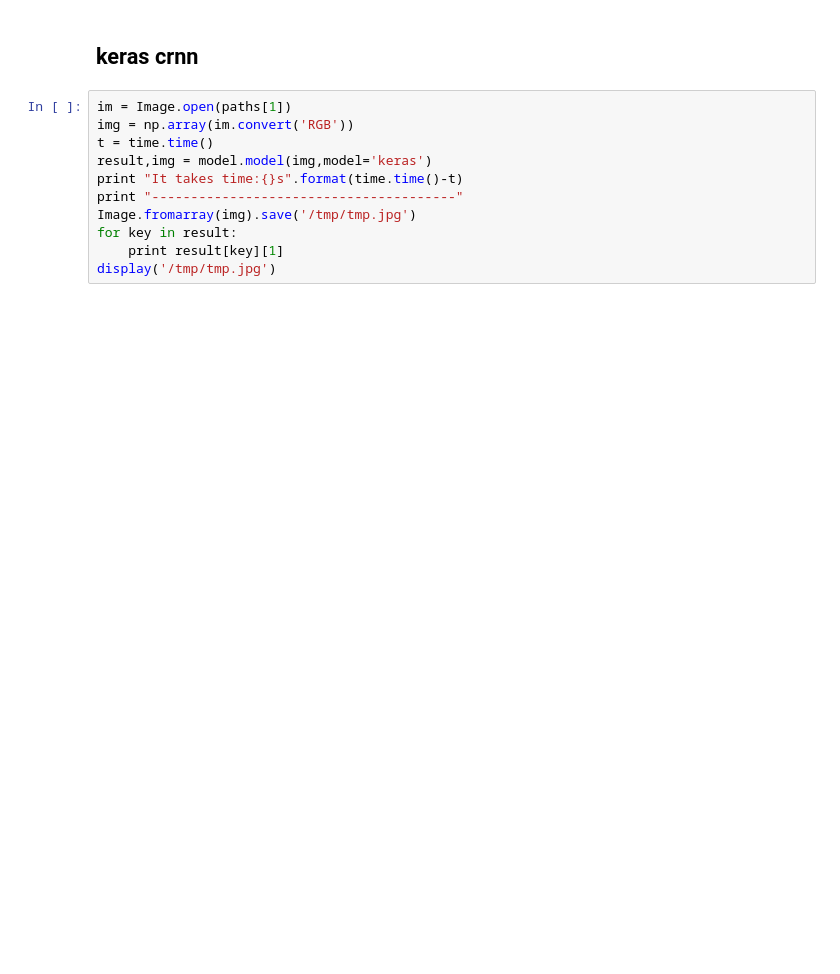
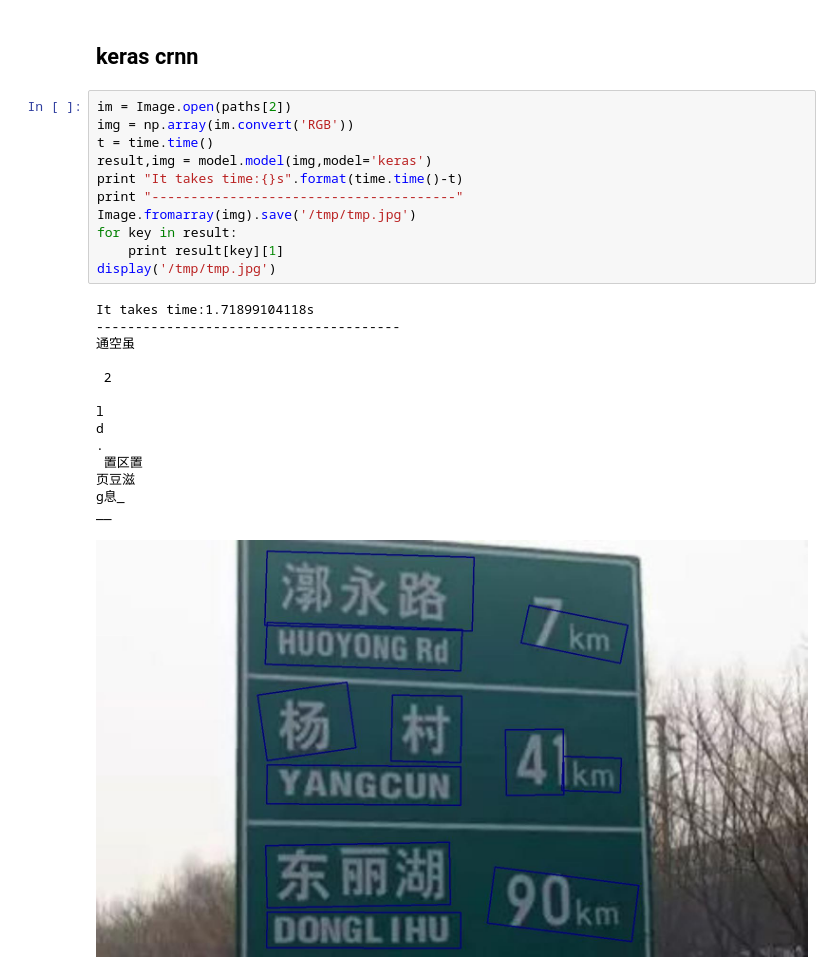
Before and after one commit to yijiuzai/chinese-ocr, a Jupyter notebook: demo.ipynb, the cells around one changed output. Drawn from its saved outputs; the diff is of its cells as text; blank space fills up the shorter version.

```diff
--- a/demo.ipynb
+++ b/demo.ipynb
@@ -66,13 +54,28 @@ display('/tmp/tmp.jpg')
 # %% [markdown]
 ## keras crnn
 # %%
-im = Image.open(paths[1])
+im = Image.open(paths[2])
 img = np.array(im.convert('RGB'))
 t = time.time()
 result,img = model.model(img,model='keras')
 print "It takes time:{}s".format(time.time()-t)
 print "---------------------------------------"
 Image.fromarray(img).save('/tmp/tmp.jpg')
 for key in result:
     print result[key][1]
 display('/tmp/tmp.jpg')
+# %% [output]
+It takes time:1.71899104118s
+---------------------------------------
+通空虽
+
+ 2
+
+l
+d
+.
+ 置区置
+页豆滋
+g息_
+__
+[figure, added]
```
Also changed, not shown: parts of 3 cells of this notebook, 4 other files.
